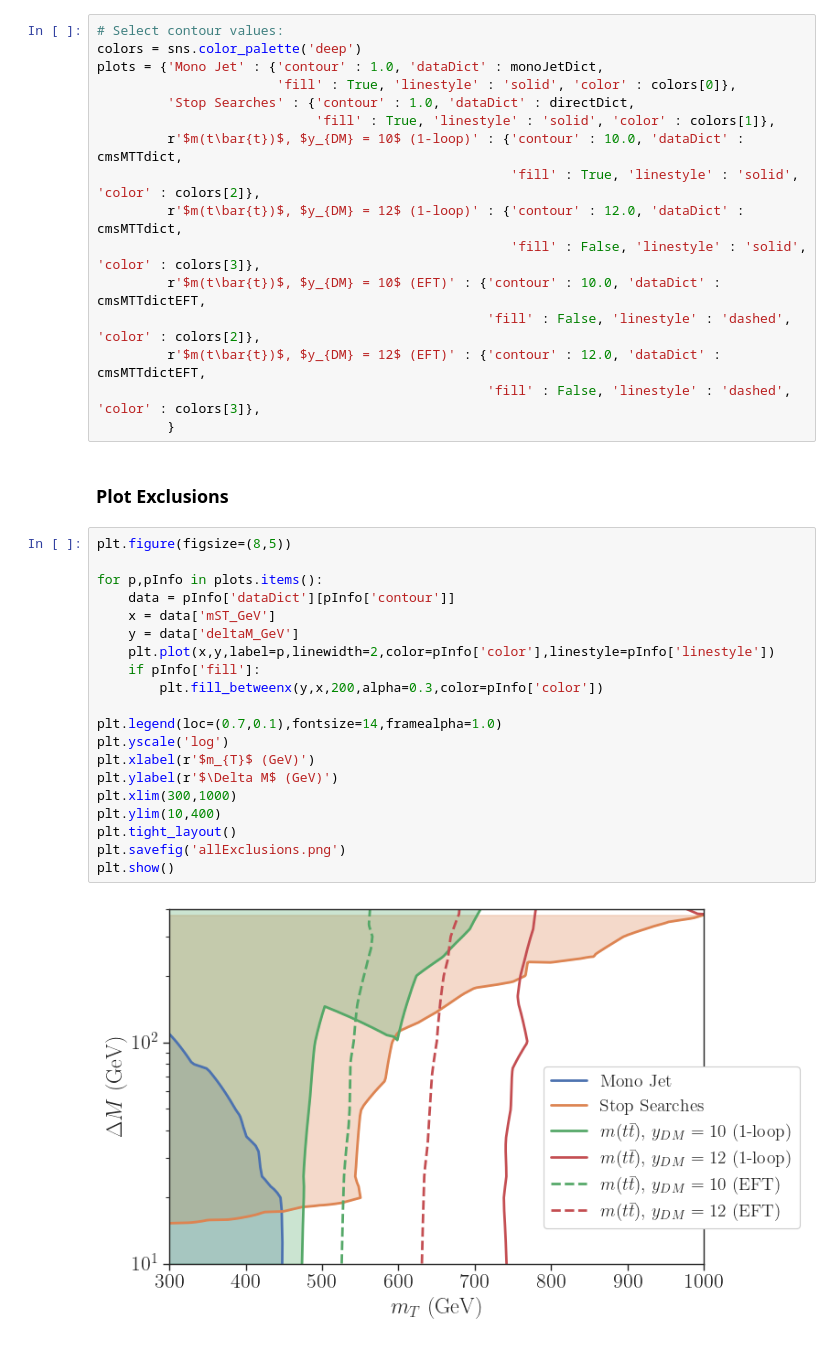
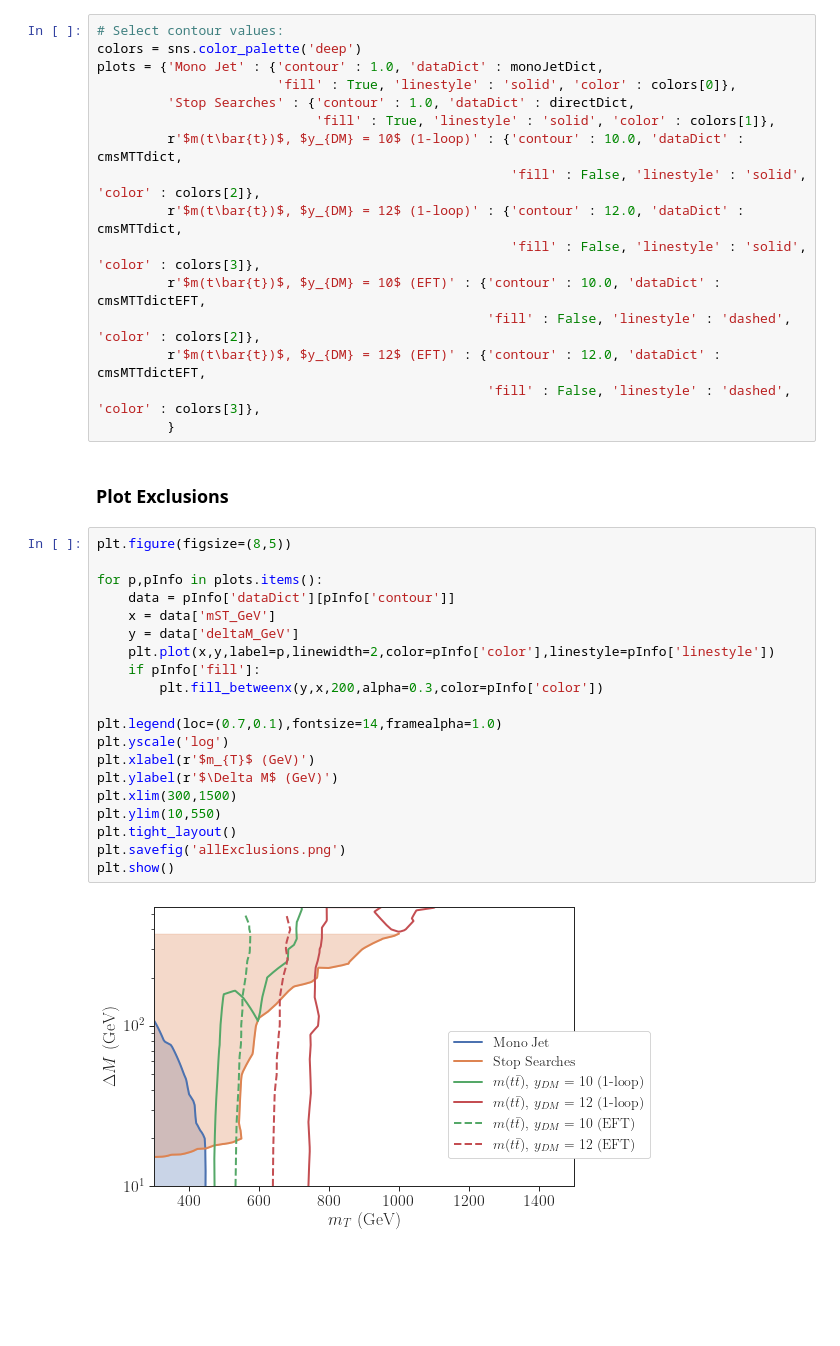
Before and after one commit to andlessa/SMStoEFT, a Jupyter notebook: notebooks/constraints/plots-AllExclusions.ipynb, the cells around one changed output. Drawn from its saved outputs; the diff is of its cells as text; blank space fills up the shorter version.

```diff
--- a/notebooks/constraints/plots-AllExclusions.ipynb
+++ b/notebooks/constraints/plots-AllExclusions.ipynb
@@ -56,7 +56,7 @@ plots = {'Mono Jet' : {'contour' : 1.0, 'dataDict' : monoJetDict,
          'Stop Searches' : {'contour' : 1.0, 'dataDict' : directDict,
                             'fill' : True, 'linestyle' : 'solid', 'color' : colors[1]},
          r'$m(t\bar{t})$, $y_{DM} = 10$ (1-loop)' : {'contour' : 10.0, 'dataDict' : cmsMTTdict,
-                                                     'fill' : True, 'linestyle' : 'solid', 'color' : colors[2]},
+                                                     'fill' : False, 'linestyle' : 'solid', 'color' : colors[2]},
          r'$m(t\bar{t})$, $y_{DM} = 12$ (1-loop)' : {'contour' : 12.0, 'dataDict' : cmsMTTdict,
                                                      'fill' : False, 'linestyle' : 'solid', 'color' : colors[3]},
          r'$m(t\bar{t})$, $y_{DM} = 10$ (EFT)' : {'contour' : 10.0, 'dataDict' : cmsMTTdictEFT,
@@ -69,22 +69,22 @@ plots = {'Mono Jet' : {'contour' : 1.0, 'dataDict' : monoJetDict,
 # %%
 plt.figure(figsize=(8,5))
 
 for p,pInfo in plots.items():
     data = pInfo['dataDict'][pInfo['contour']]
     x = data['mST_GeV']
     y = data['deltaM_GeV']
     plt.plot(x,y,label=p,linewidth=2,color=pInfo['color'],linestyle=pInfo['linestyle'])
     if pInfo['fill']:
         plt.fill_betweenx(y,x,200,alpha=0.3,color=pInfo['color'])
 
 plt.legend(loc=(0.7,0.1),fontsize=14,framealpha=1.0)
 plt.yscale('log')
 plt.xlabel(r'$m_{T}$ (GeV)')
 plt.ylabel(r'$\Delta M$ (GeV)')
-plt.xlim(300,1000)
-plt.ylim(10,400)
+plt.xlim(300,1500)
+plt.ylim(10,550)
 plt.tight_layout()
 plt.savefig('allExclusions.png')
 plt.show()
 # %% [output]
-[figure, old version]
+[figure, new version]
```
Also changed, not shown: 25 other files.
